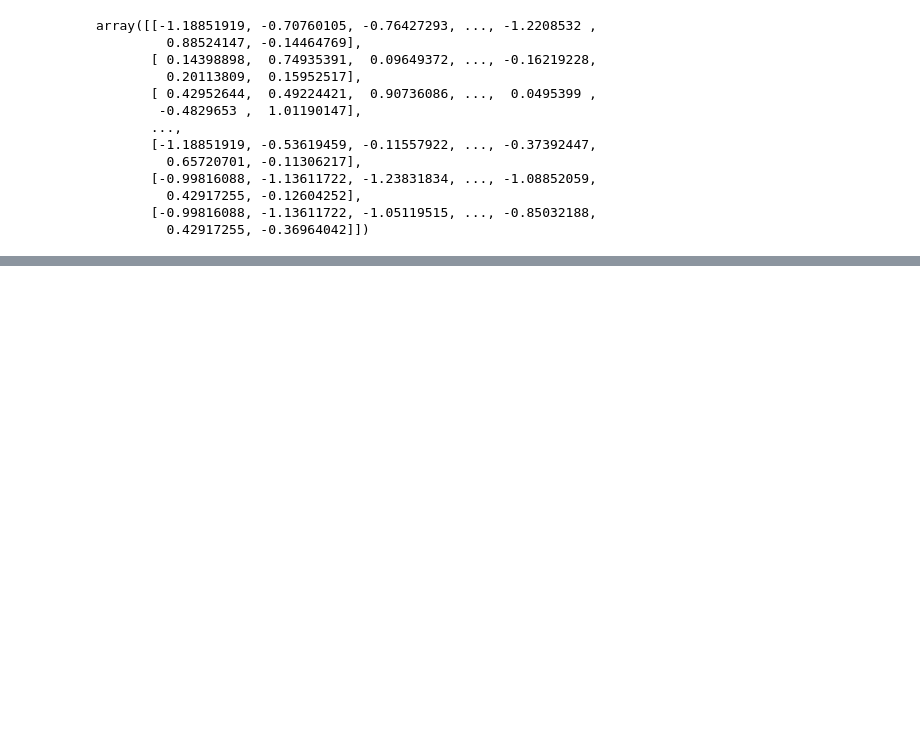
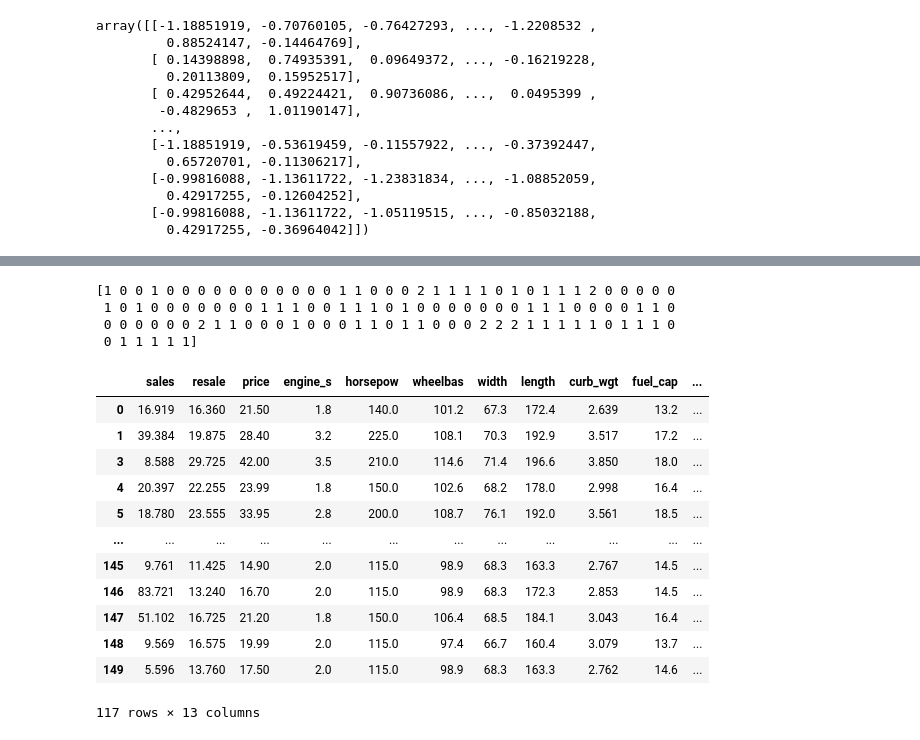
Before and after one commit to Abhinav-26/Machine-Learning-Minor-Projects, a Jupyter notebook: Cars Segmentation using Heirarichal Clustering/Cars Segmentation.ipynb, the cells around one changed output, grey strips where cells are left out. Saved outputs shown, nothing was run; the diff lists cells and outputs as text; code cells hidden in the pictures; blank space fills up the shorter version.

```diff
--- a/Cars Segmentation using Heirarichal Clustering/Cars Segmentation.ipynb
+++ b/Cars Segmentation using Heirarichal Clustering/Cars Segmentation.ipynb
@@ -146,0 +169,10 @@ array([[-1.18851919, -0.70760105, -0.76427293, ..., -1.2208532 ,
+# %%
+model = AgglomerativeClustering(n_clusters = 3, linkage = 'complete')
+model.fit(X_scaled)
+output = model.labels_
+print(output)
+# %% [output]
+[1 0 0 1 0 0 0 0 0 0 0 0 0 0 0 1 1 0 0 0 2 1 1 1 1 0 1 0 1 1 1 2 0 0 0 0 0
+ 1 0 1 0 0 0 0 0 0 0 1 1 1 0 0 1 1 1 0 1 0 0 0 0 0 0 0 1 1 1 0 0 0 0 1 1 0
+ 0 0 0 0 0 0 2 1 1 0 0 0 1 0 0 0 1 1 0 1 1 0 0 0 2 2 2 1 1 1 1 1 0 1 1 1 0
+ 0 1 1 1 1 1]
@@ -146,0 +181,16 @@ array([[-1.18851919, -0.70760105, -0.76427293, ..., -1.2208532 ,
+# %%
+dataset
+# %% [output]
+|  | sales | resale | price | engine_s | horsepow | wheelbas | width | length | curb_wgt | fuel_cap | ... |
+| 0 | 16.919 | 16.360 | 21.50 | 1.8 | 140.0 | 101.2 | 67.3 | 172.4 | 2.639 | 13.2 | ... |
+| 1 | 39.384 | 19.875 | 28.40 | 3.2 | 225.0 | 108.1 | 70.3 | 192.9 | 3.517 | 17.2 | ... |
+| 3 | 8.588 | 29.725 | 42.00 | 3.5 | 210.0 | 114.6 | 71.4 | 196.6 | 3.850 | 18.0 | ... |
+| 4 | 20.397 | 22.255 | 23.99 | 1.8 | 150.0 | 102.6 | 68.2 | 178.0 | 2.998 | 16.4 | ... |
+| 5 | 18.780 | 23.555 | 33.95 | 2.8 | 200.0 | 108.7 | 76.1 | 192.0 | 3.561 | 18.5 | ... |
+| ... | ... | ... | ... | ... | ... | ... | ... | ... | ... | ... | ... |
+| 145 | 9.761 | 11.425 | 14.90 | 2.0 | 115.0 | 98.9 | 68.3 | 163.3 | 2.767 | 14.5 | ... |
+| 146 | 83.721 | 13.240 | 16.70 | 2.0 | 115.0 | 98.9 | 68.3 | 172.3 | 2.853 | 14.5 | ... |
+| 147 | 51.102 | 16.725 | 21.20 | 1.8 | 150.0 | 106.4 | 68.5 | 184.1 | 3.043 | 16.4 | ... |
+| 148 | 9.569 | 16.575 | 19.99 | 2.0 | 115.0 | 97.4 | 66.7 | 160.4 | 3.079 | 13.7 | ... |
+| 149 | 5.596 | 13.760 | 17.50 | 2.0 | 115.0 | 98.9 | 68.3 | 163.3 | 2.762 | 14.6 | ... |
+117 rows × 13 columns
```
Also changed, not shown: parts of 5 cells of this notebook.
